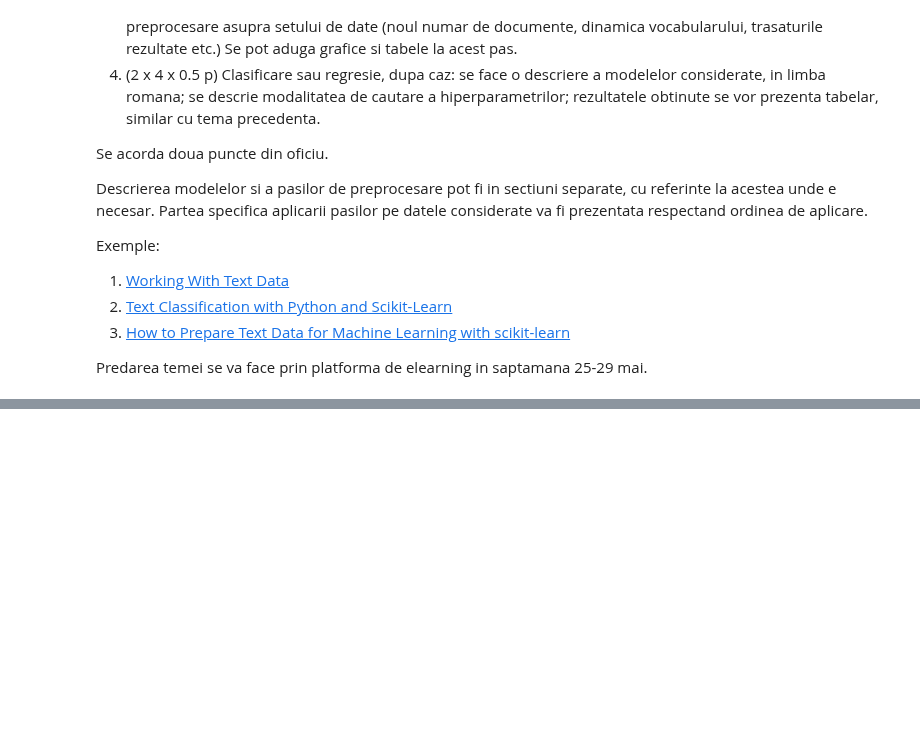
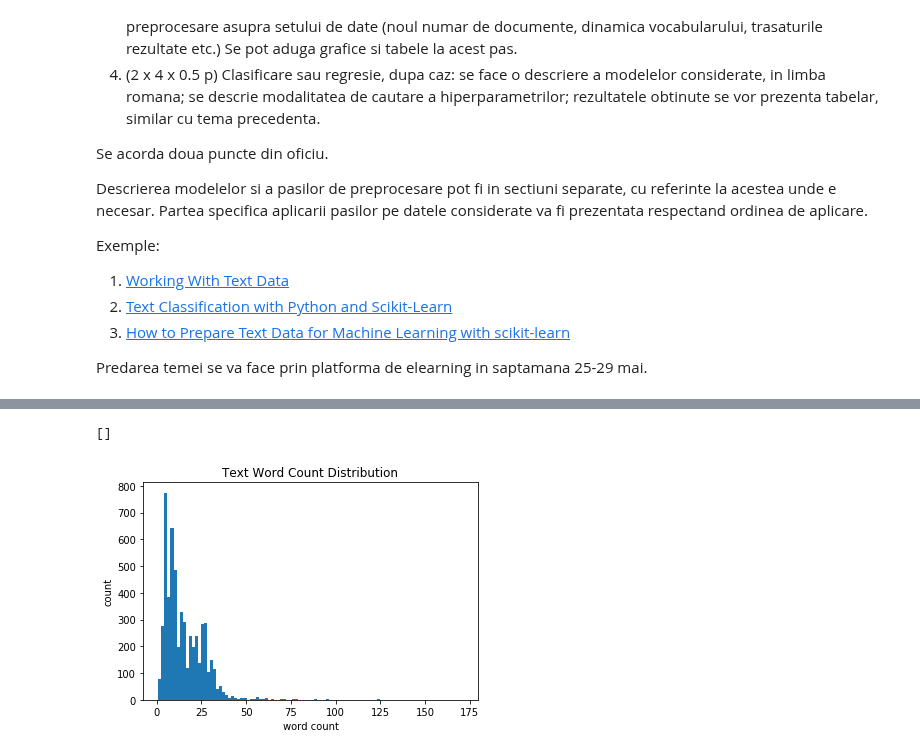
Before and after one commit to Bianca008/IDS_Lixandru_Pepene, a Jupyter notebook: Laborator11/Laborator11-Lixandru&Pepene.ipynb, the cells around one changed output, grey strips where cells are left out. Cells and saved outputs as stored; diff of their text form; code cells hidden in the pictures; blank space fills up the shorter version.

```diff
--- a/Laborator11/Laborator11-Lixandru&Pepene.ipynb
+++ b/Laborator11/Laborator11-Lixandru&Pepene.ipynb
@@ -40,0 +345,8 @@ Predarea temei se va face prin platforma de elearning in saptamana 25-29 mai.
+# %%
+dataset_sms['word_count'].plot(kind = 'hist', bins = 100, title = 'Text Word Count Distribution')
+plt.ylabel("count")
+plt.xlabel("word count")
+plt.plot()
+# %% [output]
+[]
+[figure, added]
```
Also changed, not shown: parts of 87 cells of this notebook.
